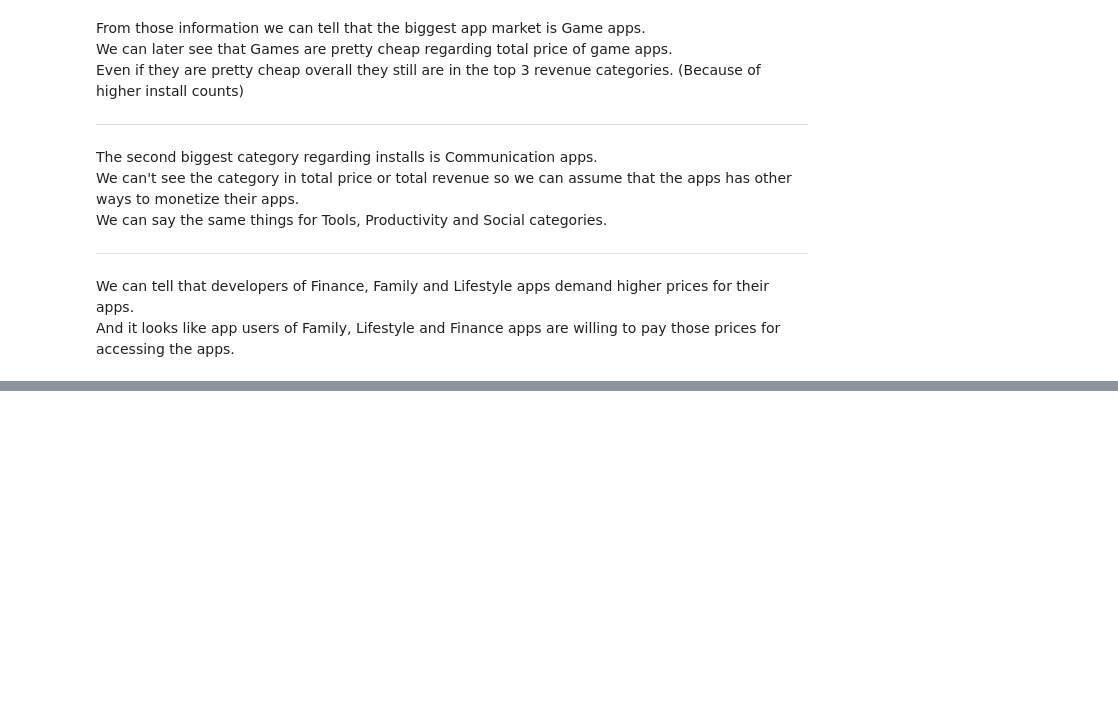
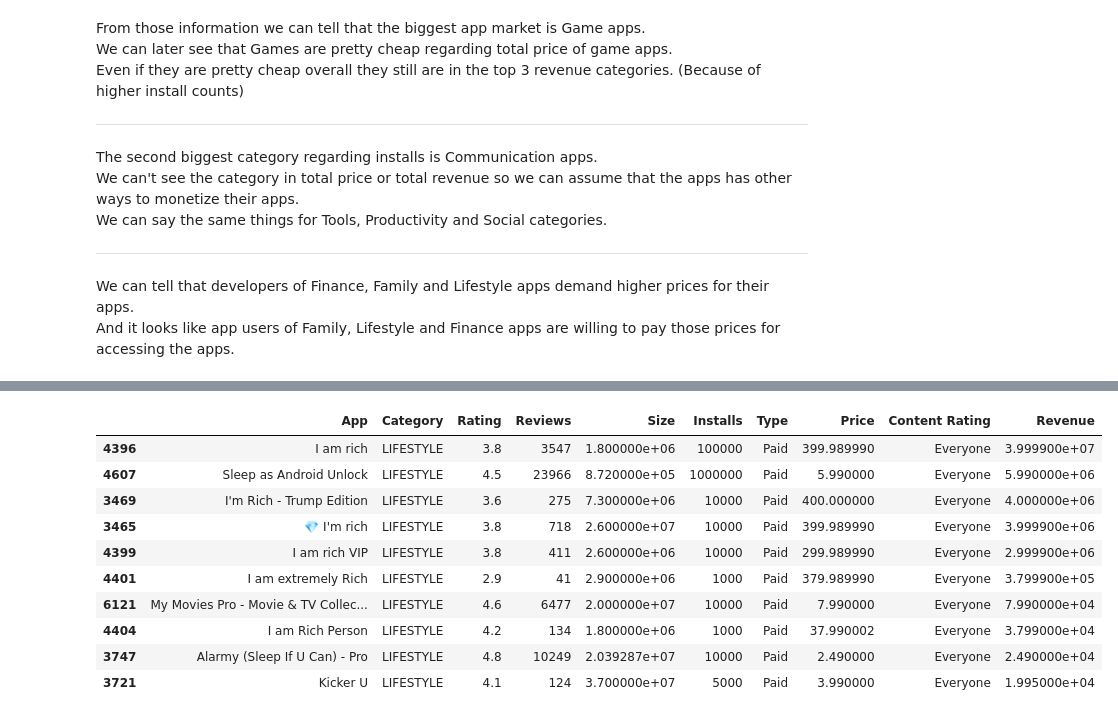
Before and after one commit to bahaozsahin/Develhope_Project-2_team-3, a Jupyter notebook: week2/week2_Baha.ipynb, the cells around one changed output, grey strips where cells are left out. Drawn from its saved outputs; the diff is of its cells as text; code cells hidden in the pictures; blank space fills up the shorter version.

```diff
--- a/week2/week2_Baha.ipynb
+++ b/week2/week2_Baha.ipynb
@@ -173,0 +189,14 @@ And it looks like app users of Family, Lifestyle and Finance apps are willing to
+# %%
+data.query('Category == "LIFESTYLE" and Type == "Paid"').sort_values('Revenue', ascending= False).head(10)
+# %% [output]
+|  | App | Category | Rating | Reviews | Size | Installs | Type | Price | Content Rating | Revenue |
+| 4396 | I am rich | LIFESTYLE | 3.8 | 3547 | 1.800000e+06 | 100000 | Paid | 399.989990 | Everyone | 3.999900e+07 |
+| 4607 | Sleep as Android Unlock | LIFESTYLE | 4.5 | 23966 | 8.720000e+05 | 1000000 | Paid | 5.990000 | Everyone | 5.990000e+06 |
+| 3469 | I'm Rich - Trump Edition | LIFESTYLE | 3.6 | 275 | 7.300000e+06 | 10000 | Paid | 400.000000 | Everyone | 4.000000e+06 |
+| 3465 | 💎 I'm rich | LIFESTYLE | 3.8 | 718 | 2.600000e+07 | 10000 | Paid | 399.989990 | Everyone | 3.999900e+06 |
+| 4399 | I am rich VIP | LIFESTYLE | 3.8 | 411 | 2.600000e+06 | 10000 | Paid | 299.989990 | Everyone | 2.999900e+06 |
+| 4401 | I am extremely Rich | LIFESTYLE | 2.9 | 41 | 2.900000e+06 | 1000 | Paid | 379.989990 | Everyone | 3.799900e+05 |
+| 6121 | My Movies Pro - Movie & TV Collec... | LIFESTYLE | 4.6 | 6477 | 2.000000e+07 | 10000 | Paid | 7.990000 | Everyone | 7.990000e+04 |
+| 4404 | I am Rich Person | LIFESTYLE | 4.2 | 134 | 1.800000e+06 | 1000 | Paid | 37.990002 | Everyone | 3.799000e+04 |
+| 3747 | Alarmy (Sleep If U Can) - Pro | LIFESTYLE | 4.8 | 10249 | 2.039287e+07 | 10000 | Paid | 2.490000 | Everyone | 2.490000e+04 |
+| 3721 | Kicker U | LIFESTYLE | 4.1 | 124 | 3.700000e+07 | 5000 | Paid | 3.990000 | Everyone | 1.995000e+04 |
```
Also changed, not shown: parts of 3 cells of this notebook.
